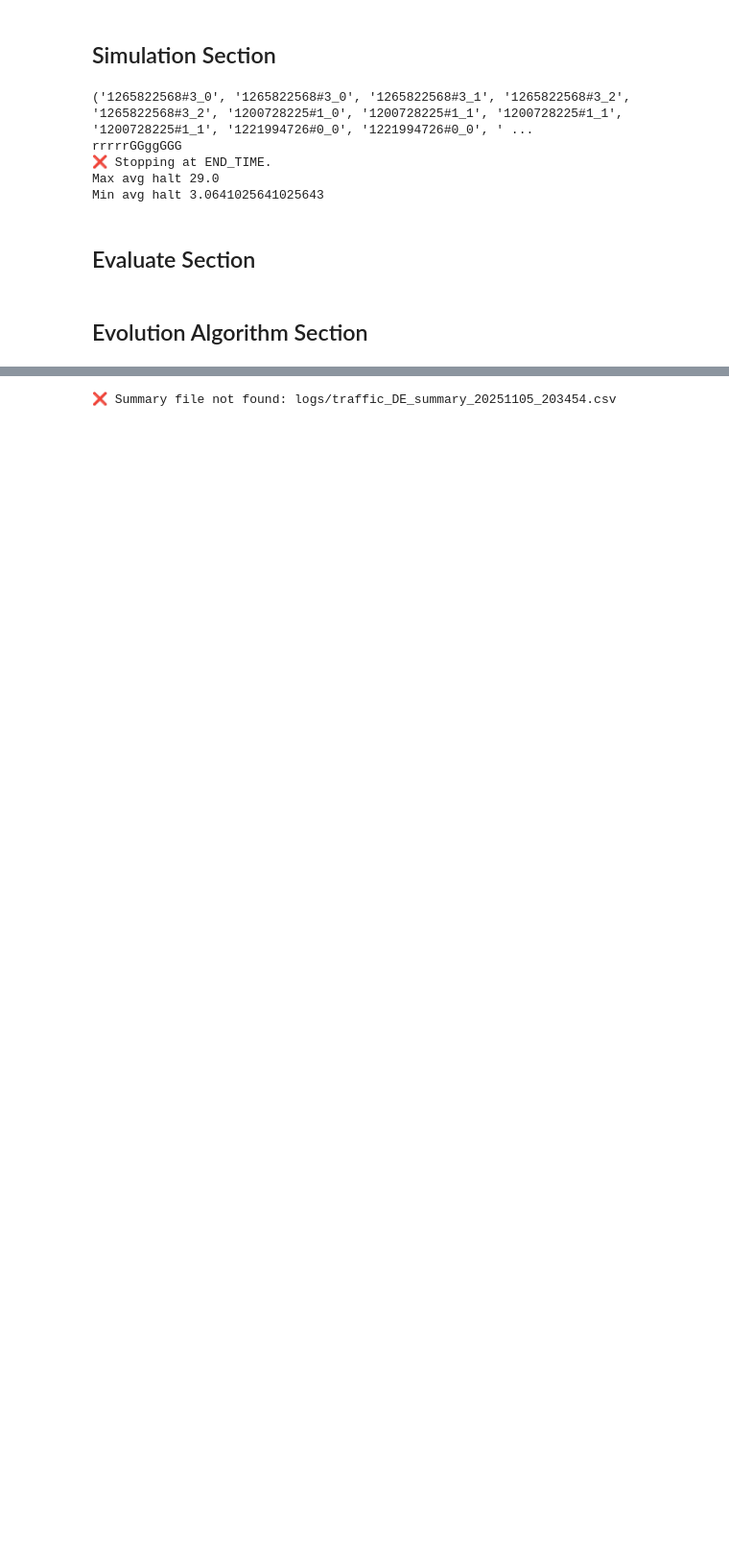
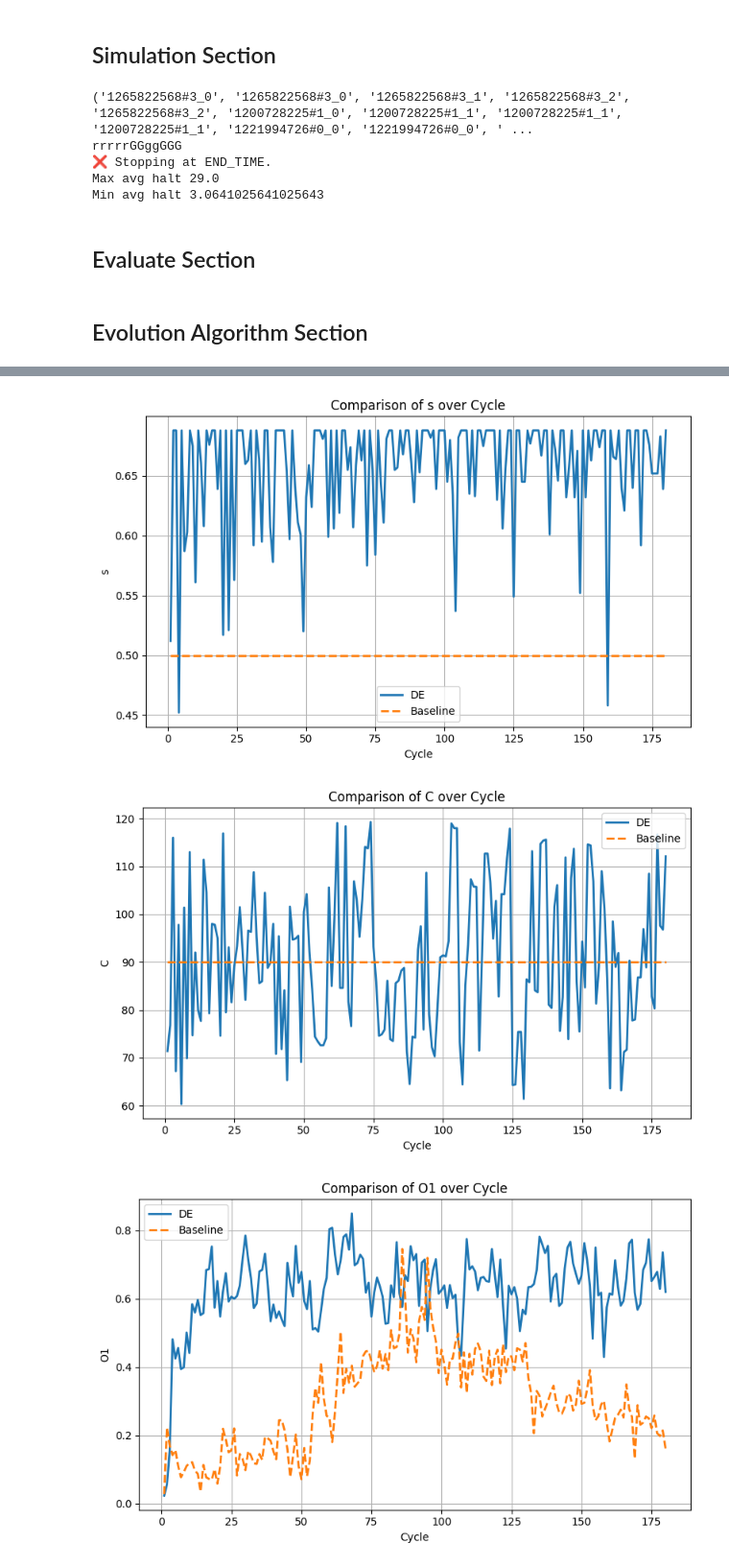
Before and after one commit to Kaos1105/EA_traffic_control, a Jupyter notebook: controller.ipynb, the cells around one changed output, grey strips where cells are left out. Shown at 96% size. Cells and saved outputs as stored; diff of their text form; code cells hidden in the pictures; blank space fills up the shorter version.

```diff
--- a/controller.ipynb
+++ b/controller.ipynb
@@ -742,32 +651,34 @@ def compare_logs_by_time(log_dir=LOG_DIR, baseline_prefix='traffic_baseline', de
         return
     if not os.path.exists(baseline_path):
         print(f"❌ Summary file not found: {baseline_path}")
         return
     # Load CSVs
     de = pd.read_csv(de_path)
     baseline = pd.read_csv(baseline_path)
 
      # Ensure same length / alignment
     min_len = min(len(de), len(baseline))
     de = de.head(min_len)
     baseline = baseline.head(min_len)
 
      # Variables to compare
     vars_to_plot = ["s", "C", "O1", "O2", "score_best"]
 
     # Plot each variable
     for v in vars_to_plot:
         plt.figure(figsize=(8, 5))
         plt.plot(de["cycle"], de[v], label="DE", linewidth=2)
         plt.plot(baseline["cycle"], baseline[v], label="Baseline", linestyle="--", linewidth=2)
         plt.xlabel("Cycle")
         plt.ylabel(v)
         plt.title(f"Comparison of {v} over Cycle")
         plt.legend()
         plt.grid(True)
         plt.tight_layout()
         plt.show()
 
-compare_logs_by_time(de_suffix='20251105_203454', baseline_suffix='20251106_084755')
+compare_logs_by_time(de_suffix='20251106_225623', baseline_suffix='20251107_081346')
 # %% [output]
-❌ Summary file not found: logs/traffic_DE_summary_20251105_203454.csv
+[figure, added]
+[figure, added]
+[figure, added]
```
Also changed, not shown: parts of 10 cells of this notebook, 1 other file.
